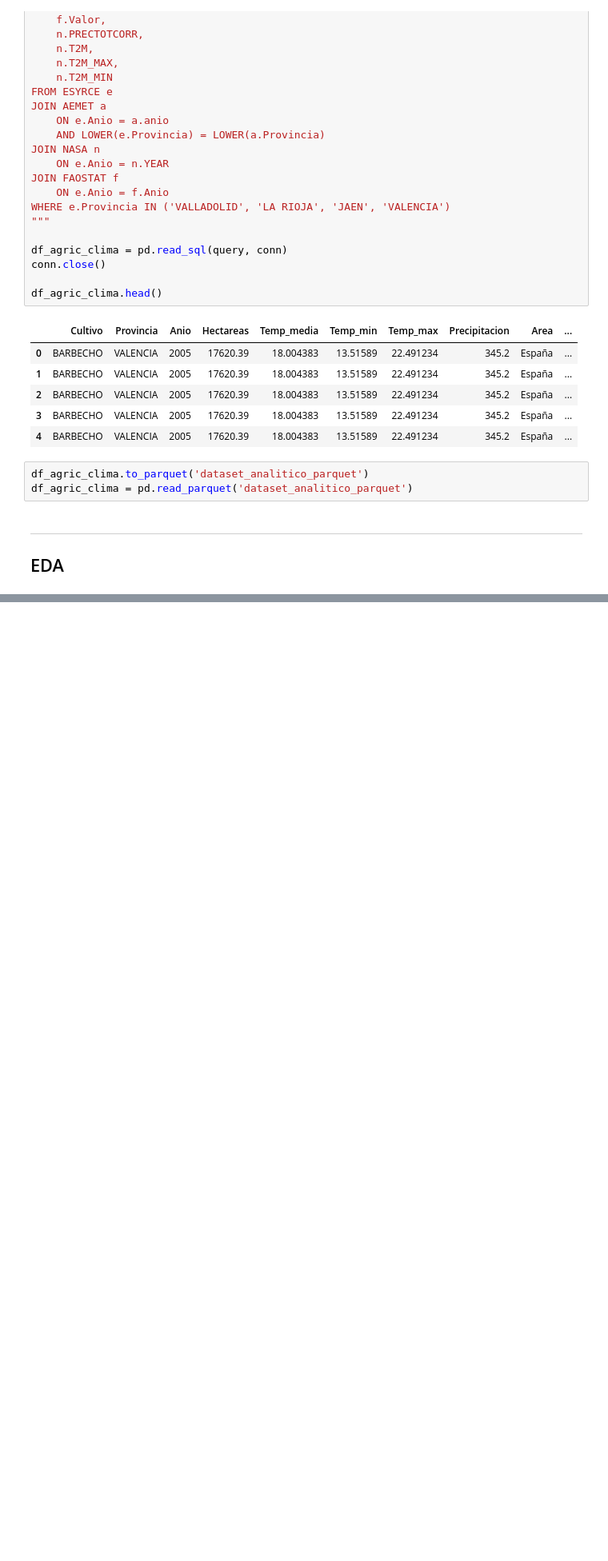
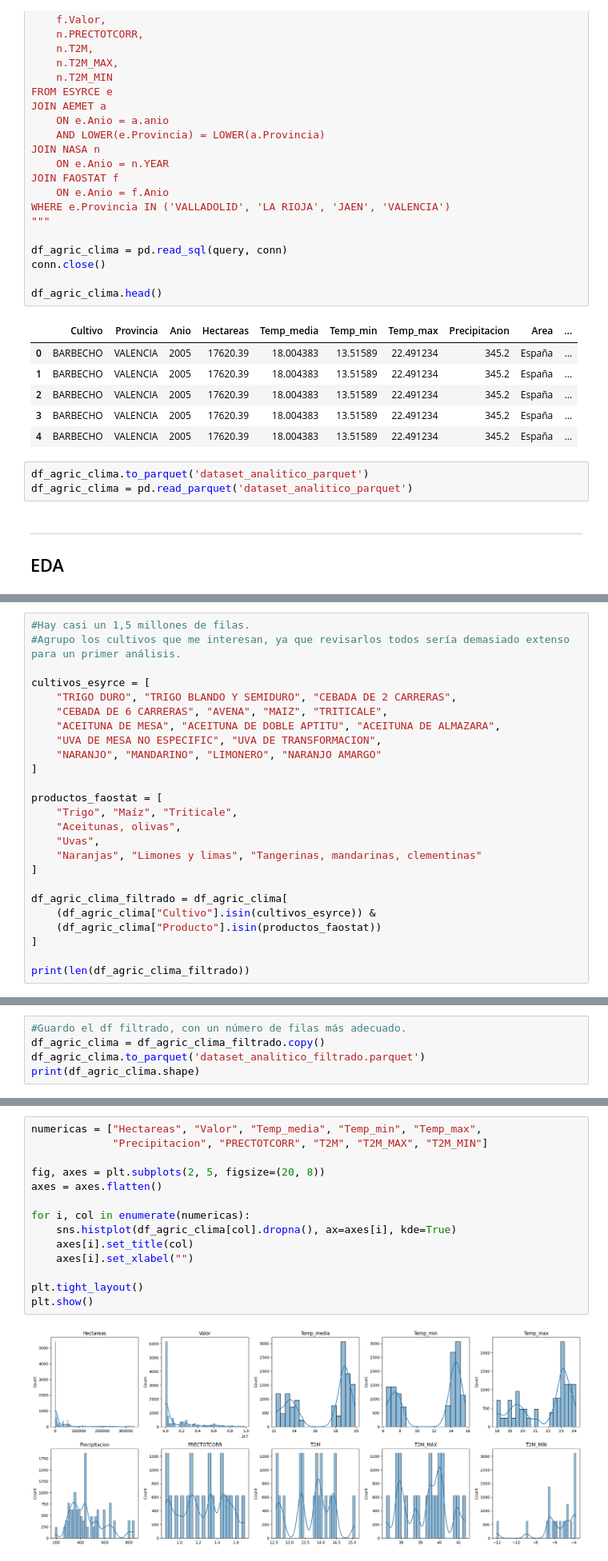
Before and after one commit to RosaSierr0609/Impacto-del-clima-en-la-agricultura-, a Jupyter notebook: EDA.ipynb, the cells around one changed output, grey strips where cells are left out. Shown at 80% size. Cells and saved outputs as stored; diff of their text form; blank space fills up the shorter version.

```diff
--- a/EDA.ipynb
+++ b/EDA.ipynb
@@ -57,0 +102,25 @@ df_agric_clima = pd.read_parquet('dataset_analitico_parquet')
+# %%
+#Hay casi un 1,5 millones de filas.
+#Agrupo los cultivos que me interesan, ya que revisarlos todos sería demasiado extenso para un primer análisis.
+
+cultivos_esyrce = [
+    "TRIGO DURO", "TRIGO BLANDO Y SEMIDURO", "CEBADA DE 2 CARRERAS",
+    "CEBADA DE 6 CARRERAS", "AVENA", "MAIZ", "TRITICALE",
+    "ACEITUNA DE MESA", "ACEITUNA DE DOBLE APTITU", "ACEITUNA DE ALMAZARA",
+    "UVA DE MESA NO ESPECIFIC", "UVA DE TRANSFORMACION",
+    "NARANJO", "MANDARINO", "LIMONERO", "NARANJO AMARGO"
+]
+
+productos_faostat = [
+    "Trigo", "Maíz", "Triticale",
+    "Aceitunas, olivas",
+    "Uvas",
+    "Naranjas", "Limones y limas", "Tangerinas, mandarinas, clementinas"
+]
+
+df_agric_clima_filtrado = df_agric_clima[
+    (df_agric_clima["Cultivo"].isin(cultivos_esyrce)) &
+    (df_agric_clima["Producto"].isin(productos_faostat))
+]
+
+print(len(df_agric_clima_filtrado))
@@ -57,0 +129,5 @@ df_agric_clima = pd.read_parquet('dataset_analitico_parquet')
+# %%
+#Guardo el df filtrado, con un número de filas más adecuado.
+df_agric_clima = df_agric_clima_filtrado.copy()
+df_agric_clima.to_parquet('dataset_analitico_filtrado.parquet')
+print(df_agric_clima.shape)
@@ -57,0 +180,16 @@ df_agric_clima = pd.read_parquet('dataset_analitico_parquet')
+# %%
+numericas = ["Hectareas", "Valor", "Temp_media", "Temp_min", "Temp_max",
+             "Precipitacion", "PRECTOTCORR", "T2M", "T2M_MAX", "T2M_MIN"]
+
+fig, axes = plt.subplots(2, 5, figsize=(20, 8))
+axes = axes.flatten()
+
+for i, col in enumerate(numericas):
+    sns.histplot(df_agric_clima[col].dropna(), ax=axes[i], kde=True)
+    axes[i].set_title(col)
+    axes[i].set_xlabel("")
+
+plt.tight_layout()
+plt.show()
+# %% [output]
+[figure, added]
```
Also changed, not shown: parts of 16 cells of this notebook, 1 other file.
